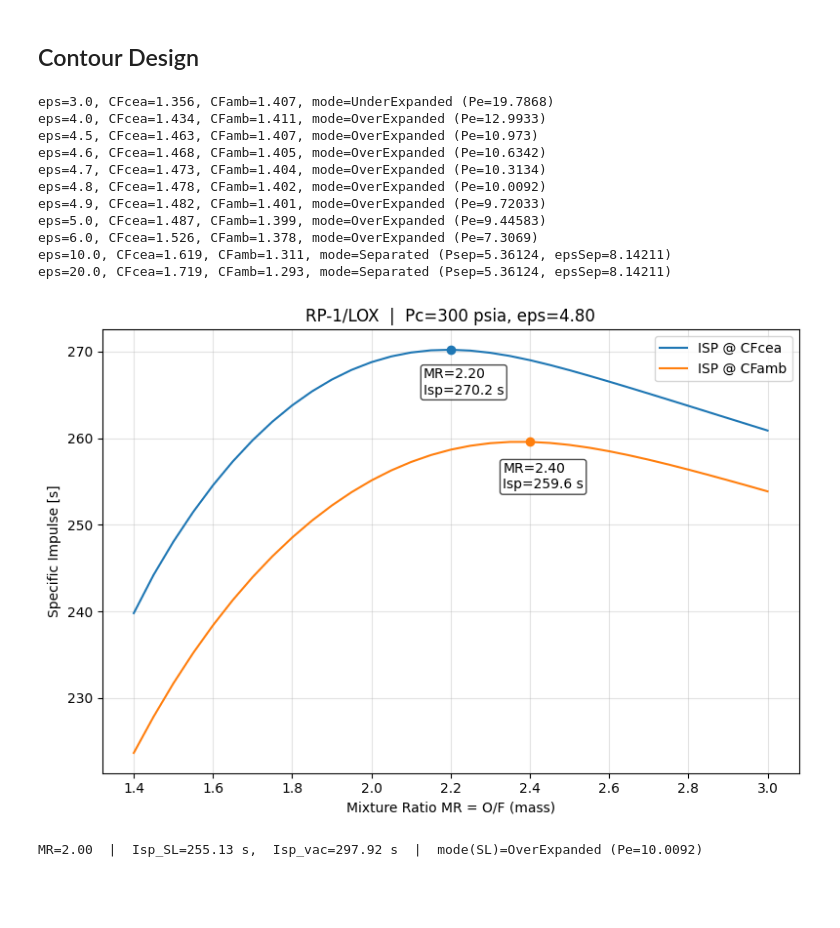
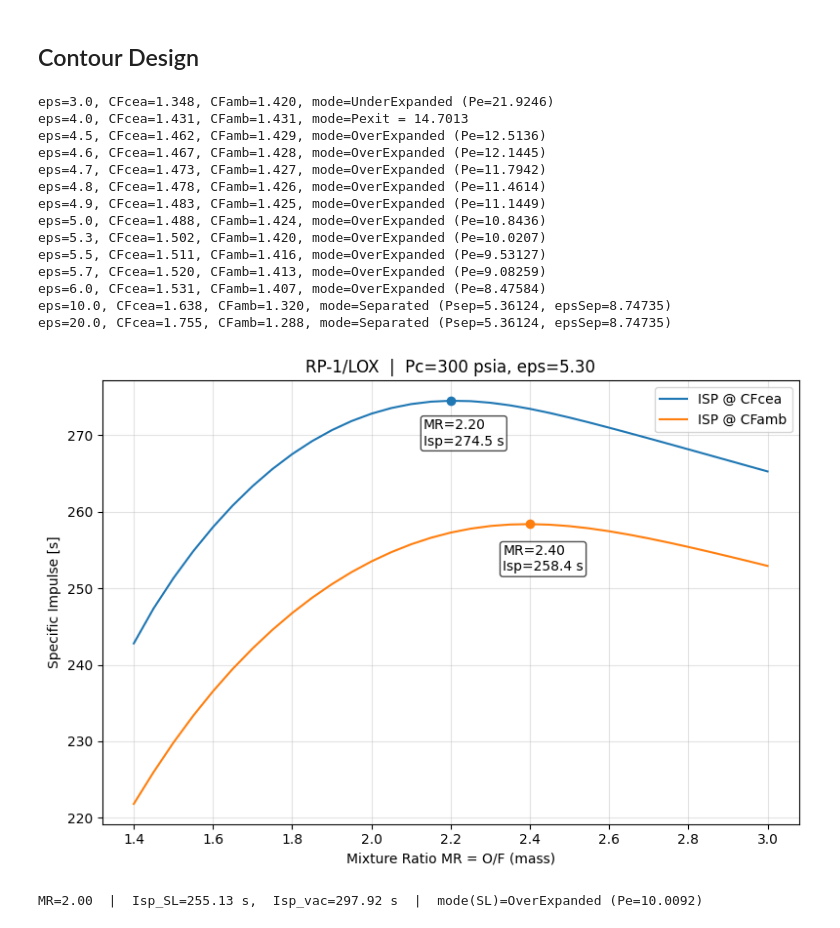
Before and after one commit to hydrop423/TCA-Project-Part1, a Jupyter notebook: Ryan Yuan TCA Project.ipynb, the cells around one changed output. Cells and saved outputs as stored; diff of their text form; code cells hidden in the pictures; blank space fills up the shorter version.

```diff
--- a/Ryan Yuan TCA Project.ipynb
+++ b/Ryan Yuan TCA Project.ipynb
@@ -395,7 +395,7 @@ from rocketcea.cea_obj import CEA_Obj
 Pc_psia    = 300.0
 Pe_psia    = 10.0
 Pc_over_Pe = Pc_psia / Pe_psia
-MR         = 2.0
+MR         = 2.4
 cstar_eff  = 0.92
 g0         = 9.80665  # m/s^2
 R_to_K     = 5.0/9.0  # degR -> K
@@ -535,25 +535,28 @@ Exhaust velocity Ve [m/s]:               2593.57
 ## Contour Design
 # %%
 Pc = 300      # Chamber pressure in psia
-MR = 2         # Mixture ratio (O/F)
+MR = 2.4         # Mixture ratio (O/F)
 Pamb = 14.7      # Ambient pressure in psia (sea level)
 ispObj = CEA_Obj(oxName='LOX', fuelName='RP-1')
 
-for eps in [3, 4, 4.5, 4.6, 4.7, 4.8, 4.9, 5, 6, 10, 20]:
+for eps in [3, 4, 4.5, 4.6, 4.7, 4.8, 4.9, 5, 5.3, 5.5, 5.7, 6, 10, 20]:
     CFcea, CFamb, mode = ispObj.get_PambCf(Pamb=Pamb, Pc=Pc, MR=MR, eps=eps)
     print(f"eps={eps:.1f}, CFcea={CFcea:.3f}, CFamb={CFamb:.3f}, mode={mode}")
 # %% [output]
-eps=3.0, CFcea=1.356, CFamb=1.407, mode=UnderExpanded (Pe=19.7868)
-eps=4.0, CFcea=1.434, CFamb=1.411, mode=OverExpanded (Pe=12.9933)
-eps=4.5, CFcea=1.463, CFamb=1.407, mode=OverExpanded (Pe=10.973)
-eps=4.6, CFcea=1.468, CFamb=1.405, mode=OverExpanded (Pe=10.6342)
-eps=4.7, CFcea=1.473, CFamb=1.404, mode=OverExpanded (Pe=10.3134)
-eps=4.8, CFcea=1.478, CFamb=1.402, mode=OverExpanded (Pe=10.0092)
-eps=4.9, CFcea=1.482, CFamb=1.401, mode=OverExpanded (Pe=9.72033)
-eps=5.0, CFcea=1.487, CFamb=1.399, mode=OverExpanded (Pe=9.44583)
-eps=6.0, CFcea=1.526, CFamb=1.378, mode=OverExpanded (Pe=7.3069)
-eps=10.0, CFcea=1.619, CFamb=1.311, mode=Separated (Psep=5.36124, epsSep=8.14211)
-eps=20.0, CFcea=1.719, CFamb=1.293, mode=Separated (Psep=5.36124, epsSep=8.14211)
+eps=3.0, CFcea=1.348, CFamb=1.420, mode=UnderExpanded (Pe=21.9246)
+eps=4.0, CFcea=1.431, CFamb=1.431, mode=Pexit = 14.7013
+eps=4.5, CFcea=1.462, CFamb=1.429, mode=OverExpanded (Pe=12.5136)
+eps=4.6, CFcea=1.467, CFamb=1.428, mode=OverExpanded (Pe=12.1445)
+eps=4.7, CFcea=1.473, CFamb=1.427, mode=OverExpanded (Pe=11.7942)
+eps=4.8, CFcea=1.478, CFamb=1.426, mode=OverExpanded (Pe=11.4614)
+eps=4.9, CFcea=1.483, CFamb=1.425, mode=OverExpanded (Pe=11.1449)
+eps=5.0, CFcea=1.488, CFamb=1.424, mode=OverExpanded (Pe=10.8436)
+eps=5.3, CFcea=1.502, CFamb=1.420, mode=OverExpanded (Pe=10.0207)
+eps=5.5, CFcea=1.511, CFamb=1.416, mode=OverExpanded (Pe=9.53127)
+eps=5.7, CFcea=1.520, CFamb=1.413, mode=OverExpanded (Pe=9.08259)
+eps=6.0, CFcea=1.531, CFamb=1.407, mode=OverExpanded (Pe=8.47584)
+eps=10.0, CFcea=1.638, CFamb=1.320, mode=Separated (Psep=5.36124, epsSep=8.74735)
+eps=20.0, CFcea=1.755, CFamb=1.288, mode=Separated (Psep=5.36124, epsSep=8.74735)
 # %%
 # pip install rocketcea matplotlib
 import numpy as np
@@ -564,7 +567,7 @@ from rocketcea.cea_obj import CEA_Obj
 Pc_psia   = 300.0          # chamber pressure [psia]
 Pamb_psia = 14.7           # ambient pressure for SL curve [psia]
 PAMB_VAC  = 1e-6           # "vacuum" ambient (tiny, nonzero) [psia] -> avoids divide-by-zero
-eps       = 4.8            # expansion ratio Ae/At (choose to match your Pe target)
+eps       = 5.3            # expansion ratio Ae/At (choose to match your Pe target)
 oxName    = 'LOX'
 fuelName  = 'RP-1'
 
@@ -613,34 +616,34 @@ MR_opt_vac, Isp_opt_vac = MR_grid[idx_vac], Isp_vac[idx_vac]
 # -------------- plot --------------
 plt.figure(figsize=(8,5.5))
 plt.plot(MR_grid, Isp_SL,  label=f"ISP @ CFcea")
 plt.plot(MR_grid, Isp_vac, label="ISP @ CFamb")
 plt.xlabel("Mixture Ratio MR = O/F (mass)")
 plt.ylabel("Specific Impulse [s]")
 plt.title(f"RP-1/LOX  |  Pc={Pc_psia:.0f} psia, eps={eps:.2f}")
 plt.grid(True, alpha=0.35)
 plt.legend()
 plt.tight_layout()
 plt.scatter([MR_opt_sl],  [Isp_opt_sl],  zorder=5)
 plt.annotate(f"MR={MR_opt_sl:.2f}\nIsp={Isp_opt_sl:.1f} s",
              (MR_opt_sl, Isp_opt_sl),
              xytext=(-20, -35), textcoords="offset points",
              ha='left', va='bottom',
              bbox=dict(boxstyle="round,pad=0.2", fc="white", alpha=0.7))
 plt.scatter([MR_opt_vac], [Isp_opt_vac], zorder=5)
 plt.annotate(f"MR={MR_opt_vac:.2f}\nIsp={Isp_opt_vac:.1f} s",
              (MR_opt_vac, Isp_opt_vac),
              xytext=(-20, -15), textcoords="offset points",
              ha='left', va='top',
              bbox=dict(boxstyle="round,pad=0.2", fc="white", alpha=0.7))
 plt.show()
 
 # -------------- sanity printout --------------
 # print(f"\nSample values at Pc={Pc_psia} psia, eps={eps}, Pamb={Pamb_psia} psia")
 # print("   MR    Isp_SL [s]   Isp_vac [s]     mode (SL)")
 # for MR, s, v, m in list(zip(MR_grid, Isp_SL, Isp_vac, modes))[::5]:
 #     print(f" {MR:5.2f}   {s:10.1f}     {v:10.1f}    {m}")
 # %% [output]
-[figure, old version]
+[figure, new version]
 # %%
 def isp_at_mr(MR):
     """
```
Also changed, not shown: parts of 7 cells of this notebook.
